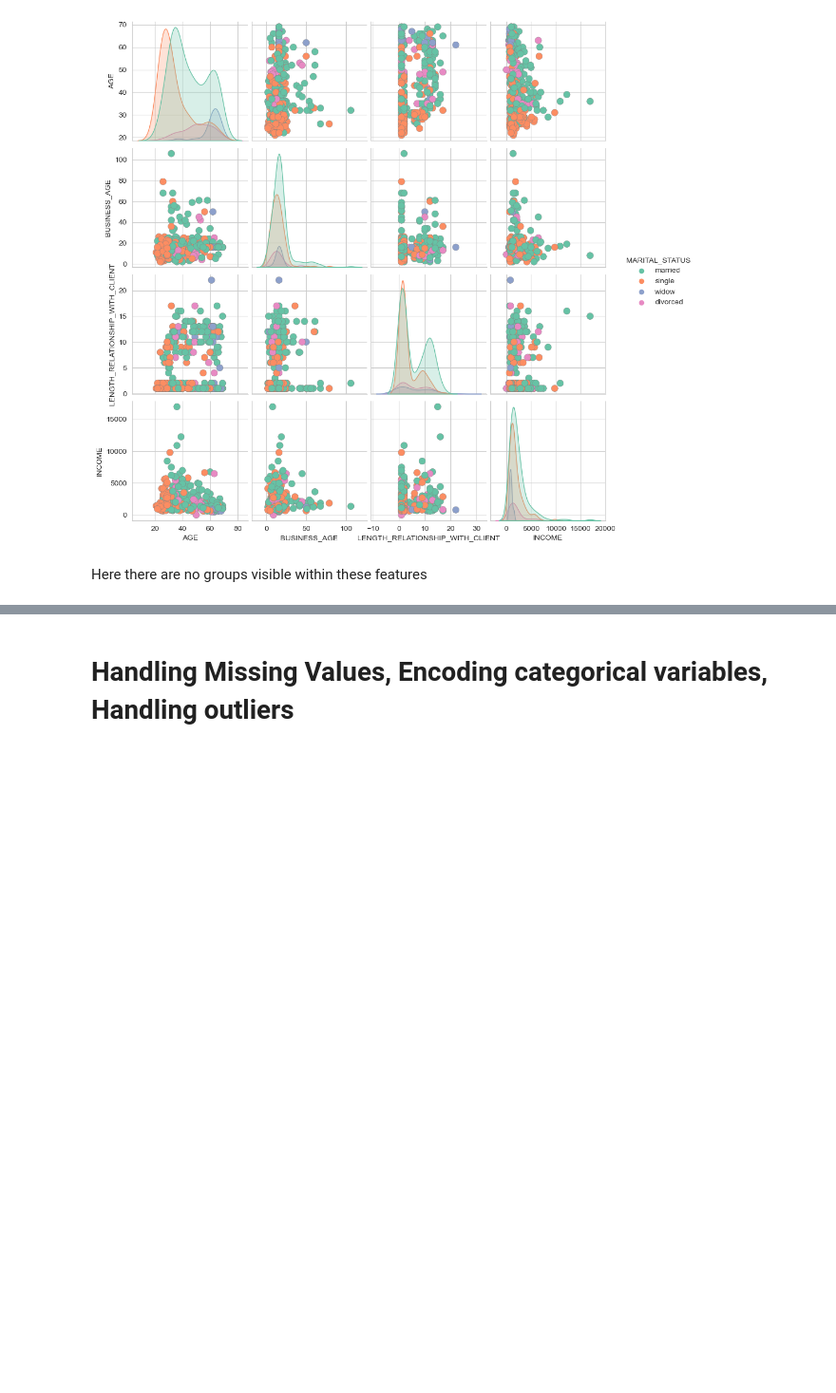
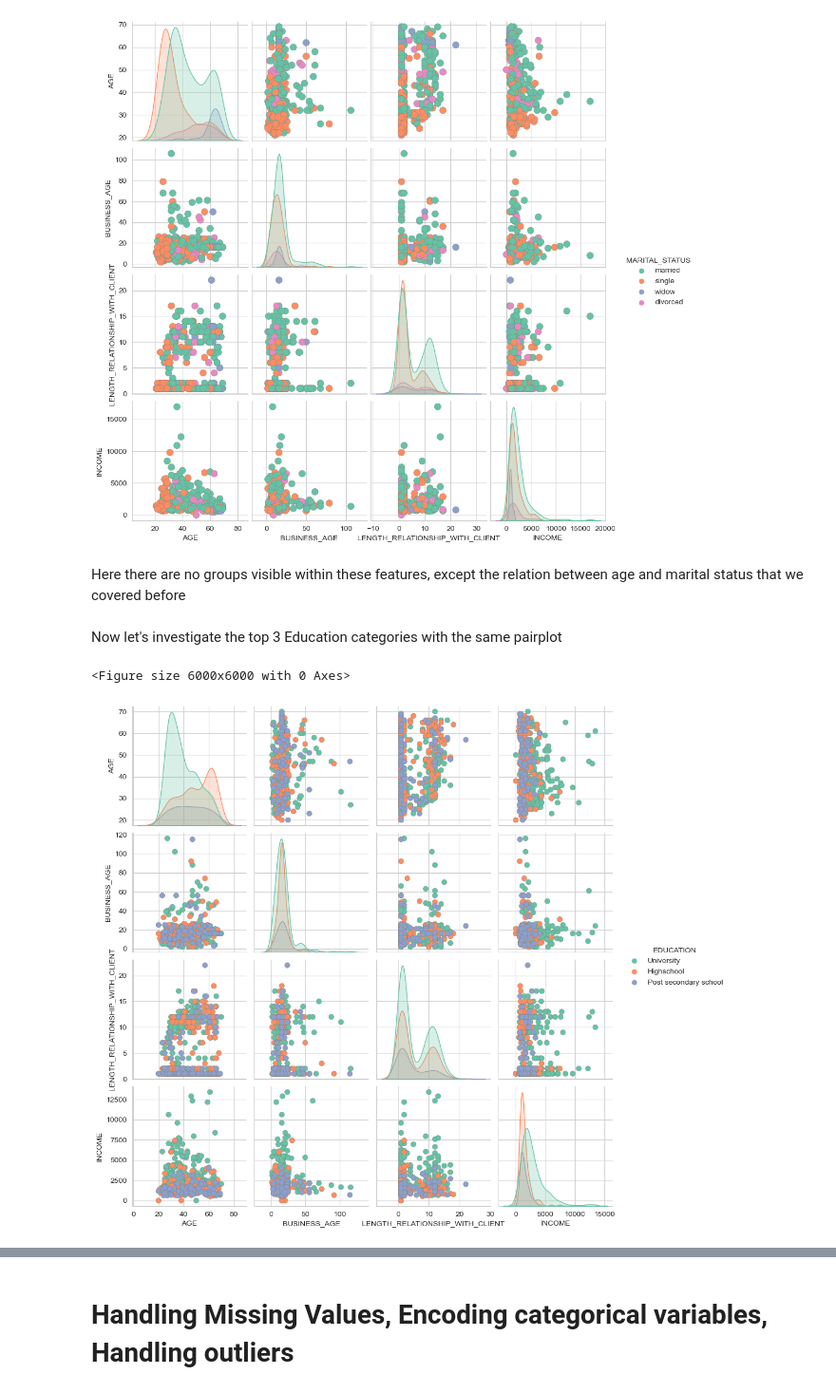
Before and after one commit to Michael-Pytel/Consumer-Loans-Analysis, a Jupyter notebook: src/eda_processing.ipynb, the cells around one changed output, grey strips where cells are left out. Shown at 95% size. Saved outputs shown, nothing was run; the diff lists cells and outputs as text; code cells hidden in the pictures; blank space fills up the shorter version.

```diff
--- a/src/eda_processing.ipynb
+++ b/src/eda_processing.ipynb
@@ -370,4 +397,38 @@ warnings.resetwarnings()
 <Figure size 800x640 with 0 Axes>
 [figure]
 # %% [markdown]
-Here there are no groups visible within these features
+Here there are no groups visible within these features, except the relation between age and marital status that we covered before
+# %% [markdown]
+Now let's investigate the top 3 Education categories with the same pairplot
+# %%
+
+
+warnings.filterwarnings("ignore")
+
+selected_columns = [
+    "AGE",
+    "EDUCATION",
+    "BUSINESS_AGE",
+    "LENGTH_RELATIONSHIP_WITH_CLIENT",
+    "INCOME",
+]
+selected_education_categories = ["University","Highschool", "Post secondary school"]
+balanced_subset_df = pd.DataFrame(columns=selected_columns)
+for category in selected_education_categories:
+    category_subset = df[df['EDUCATION'] == category][selected_columns].sample(frac=0.05, random_state=42)
+    balanced_subset_df = pd.concat([balanced_subset_df, category_subset])
+
+plt.figure(figsize=(20, 20), dpi=300)
+sns.pairplot(
+    balanced_subset_df,
+    kind="scatter",
+    hue="EDUCATION",
+    plot_kws=dict(s=50, edgecolor="gray", linewidth=0.3),
+    palette="Set2",
+)
+plt.show()
+
+warnings.resetwarnings()
+# %% [output]
+<Figure size 6000x6000 with 0 Axes>
+[figure, added]
```
Also changed, not shown: parts of 13 cells of this notebook.
